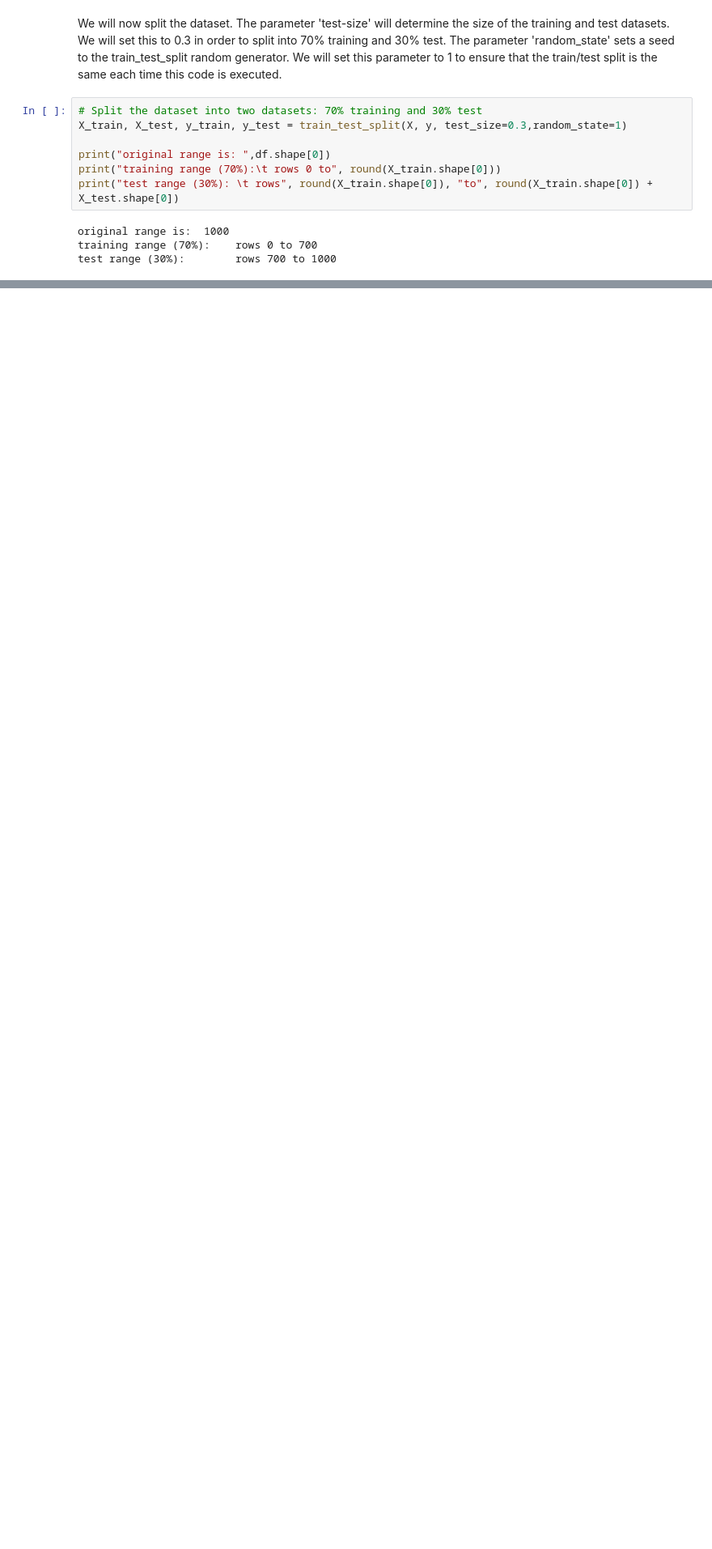
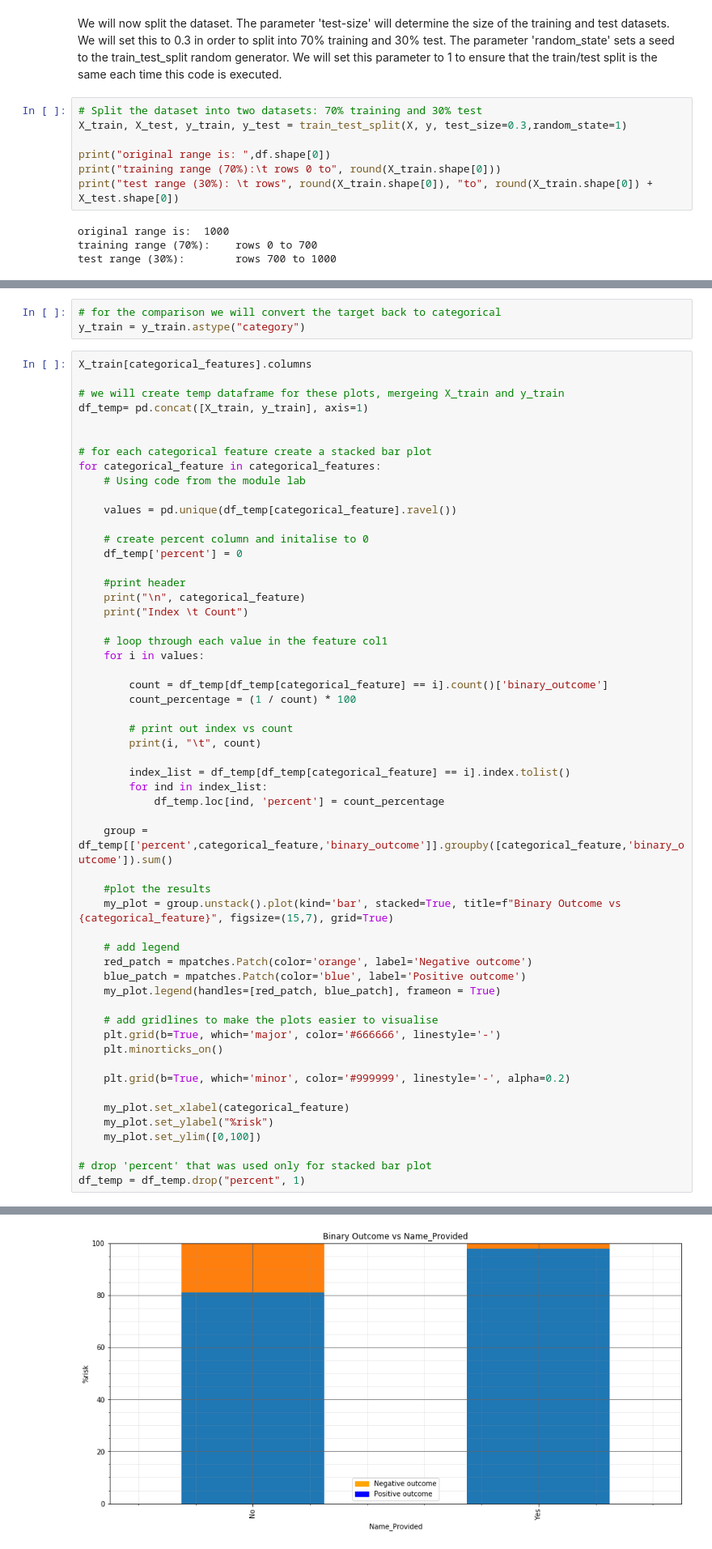
Before and after one commit to hbarrett100/Comp47350-data-analytics, a Jupyter notebook: Assignment2 - Predictive Modelling/homework2.ipynb, the cells around one changed output, grey strips where cells are left out. Shown: that part at 81% size. Cells and saved outputs as stored; diff of their text form; blank space fills up the shorter version.

```diff
--- a/Assignment2 - Predictive Modelling/homework2.ipynb
+++ b/Assignment2 - Predictive Modelling/homework2.ipynb
@@ -278,0 +343,59 @@ We are now ready to plot the features.
+# %%
+# for the comparison we will convert the target back to categorical
+y_train = y_train.astype("category")
+# %%
+X_train[categorical_features].columns
+
+# we will create temp dataframe for these plots, mergeing X_train and y_train
+df_temp= pd.concat([X_train, y_train], axis=1)
+
+
+# for each categorical feature create a stacked bar plot
+for categorical_feature in categorical_features:
+    # Using code from the module lab
+
+    values = pd.unique(df_temp[categorical_feature].ravel())
+
+    # create percent column and initalise to 0
+    df_temp['percent'] = 0
+
+    #print header
+    print("\n", categorical_feature)
+    print("Index \t Count")
+
+    # loop through each value in the feature col1
+    for i in values:
+
+        count = df_temp[df_temp[categorical_feature] == i].count()['binary_outcome']
+        count_percentage = (1 / count) * 100
+
+        # print out index vs count
+        print(i, "\t", count)
+
+        index_list = df_temp[df_temp[categorical_feature] == i].index.tolist()
+        for ind in index_list:
+            df_temp.loc[ind, 'percent'] = count_percentage
+
+    group = df_temp[['percent',categorical_feature,'binary_outcome']].groupby([categorical_feature,'binary_outcome']).sum()
+
+    #plot the results
+    my_plot = group.unstack().plot(kind='bar', stacked=True, title=f"Binary Outcome vs {categorical_feature}", figsize=(15,7), grid=True)
+
+    # add legend
+    red_patch = mpatches.Patch(color='orange', label='Negative outcome')
+    blue_patch = mpatches.Patch(color='blue', label='Positive outcome')
+    my_plot.legend(handles=[red_patch, blue_patch], frameon = True)
+
+    # add gridlines to make the plots easier to visualise
+    plt.grid(b=True, which='major', color='#666666', linestyle='-')
+    plt.minorticks_on()
+
+    plt.grid(b=True, which='minor', color='#999999', linestyle='-', alpha=0.2)
+
+    my_plot.set_xlabel(categorical_feature)
+    my_plot.set_ylabel("%risk")
+    my_plot.set_ylim([0,100])
+
+# drop 'percent' that was used only for stacked bar plot
+df_temp = df_temp.drop("percent", 1)
+# %% [output]
@@ -278,0 +419 @@ We are now ready to plot the features.
+[figure, added]
```
Also changed, not shown: parts of 18 cells of this notebook.
